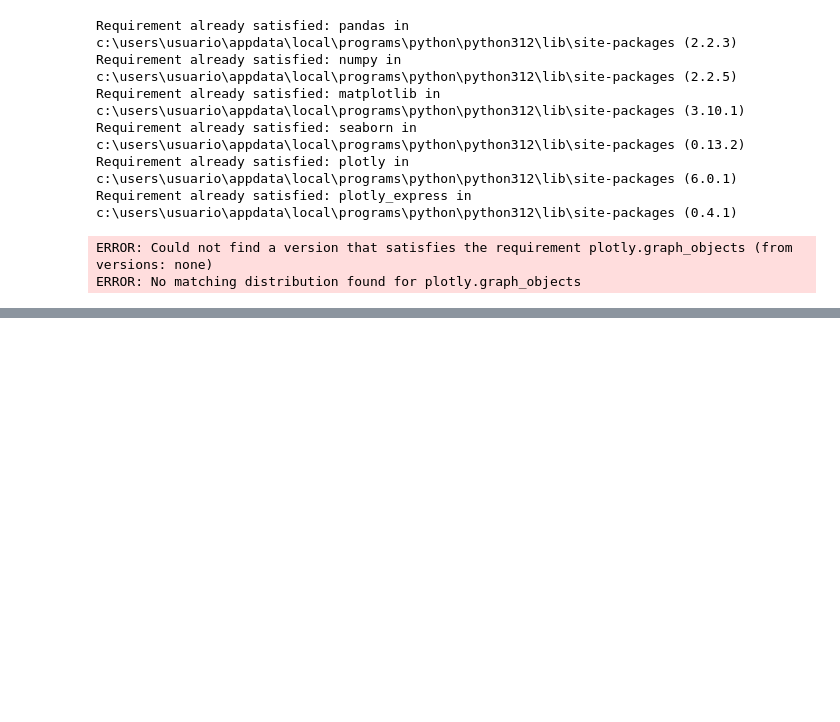
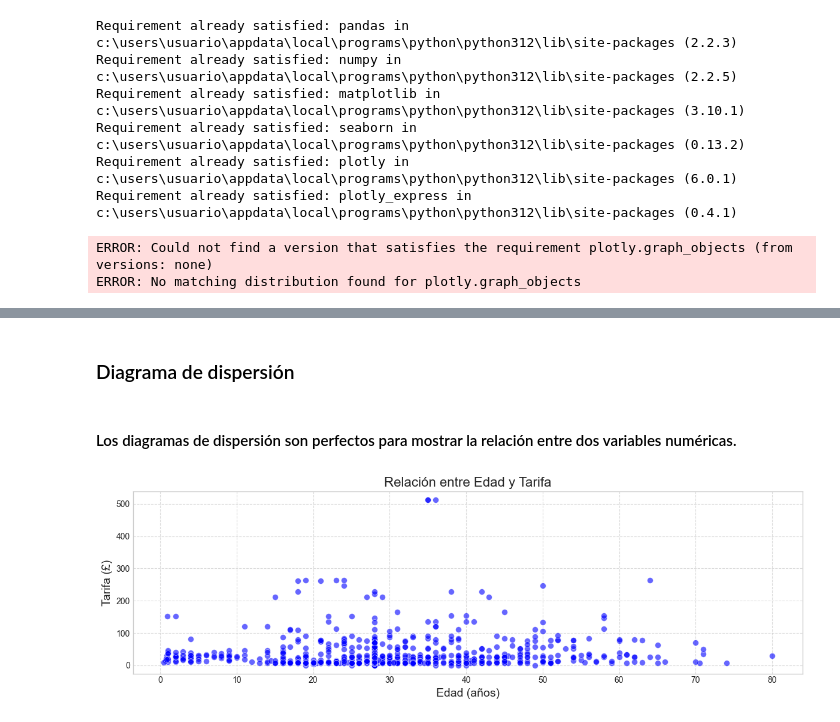
Before and after one commit to BelenP09/TITANIC, a Jupyter notebook: Notebooks/Titanic_gráficas.ipynb, the cells around one changed output, grey strips where cells are left out. Saved outputs shown, nothing was run; the diff lists cells and outputs as text; code cells hidden in the pictures; blank space fills up the shorter version.

```diff
--- a/Notebooks/Titanic_gráficas.ipynb
+++ b/Notebooks/Titanic_gráficas.ipynb
@@ -22,0 +88,21 @@ import plotly.graph_objects as go
+# %% [markdown]
+### Diagrama de dispersión
+# %% [markdown]
+#### Los diagramas de dispersión son perfectos para mostrar la relación entre dos variables numéricas.
+# %%
+plt.figure(figsize=(12, 4))
+
+# Crear el gráfico de dispersión
+plt.scatter(df['Age'], df['Fare'],
+            c='blue', alpha=0.6, edgecolors='w', linewidth=0.5, s=50)
+
+# Añadir títulos y etiquetas
+plt.title('Relación entre Edad y Tarifa', fontsize=16)
+plt.xlabel('Edad (años)', fontsize=14)
+plt.ylabel('Tarifa (£)', fontsize=14)
+plt.grid(True, linestyle='--', alpha=0.7)
+
+plt.tight_layout()
+plt.show()
+# %% [output]
+[figure, added]
```
Also changed, not shown: parts of 38 cells of this notebook.
